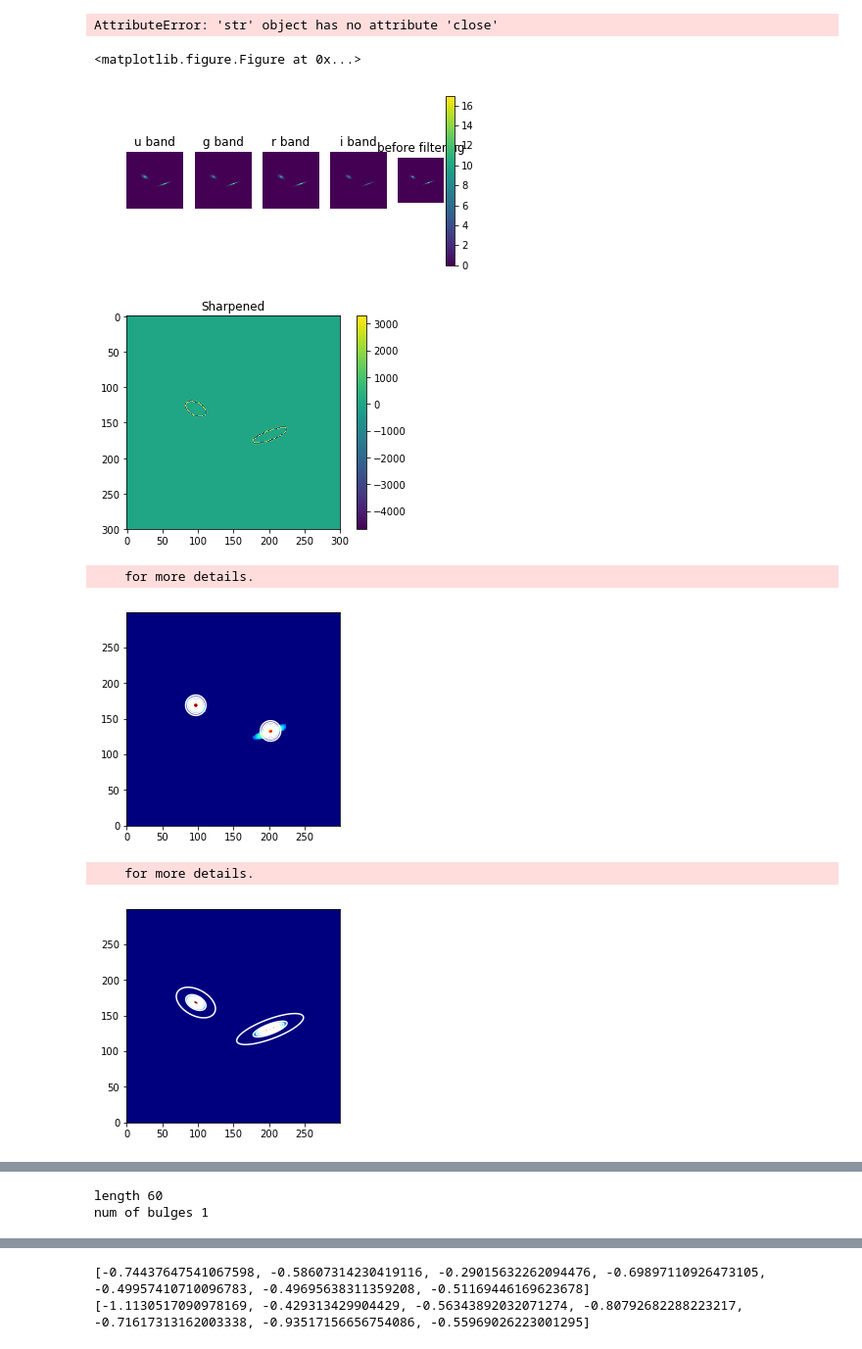
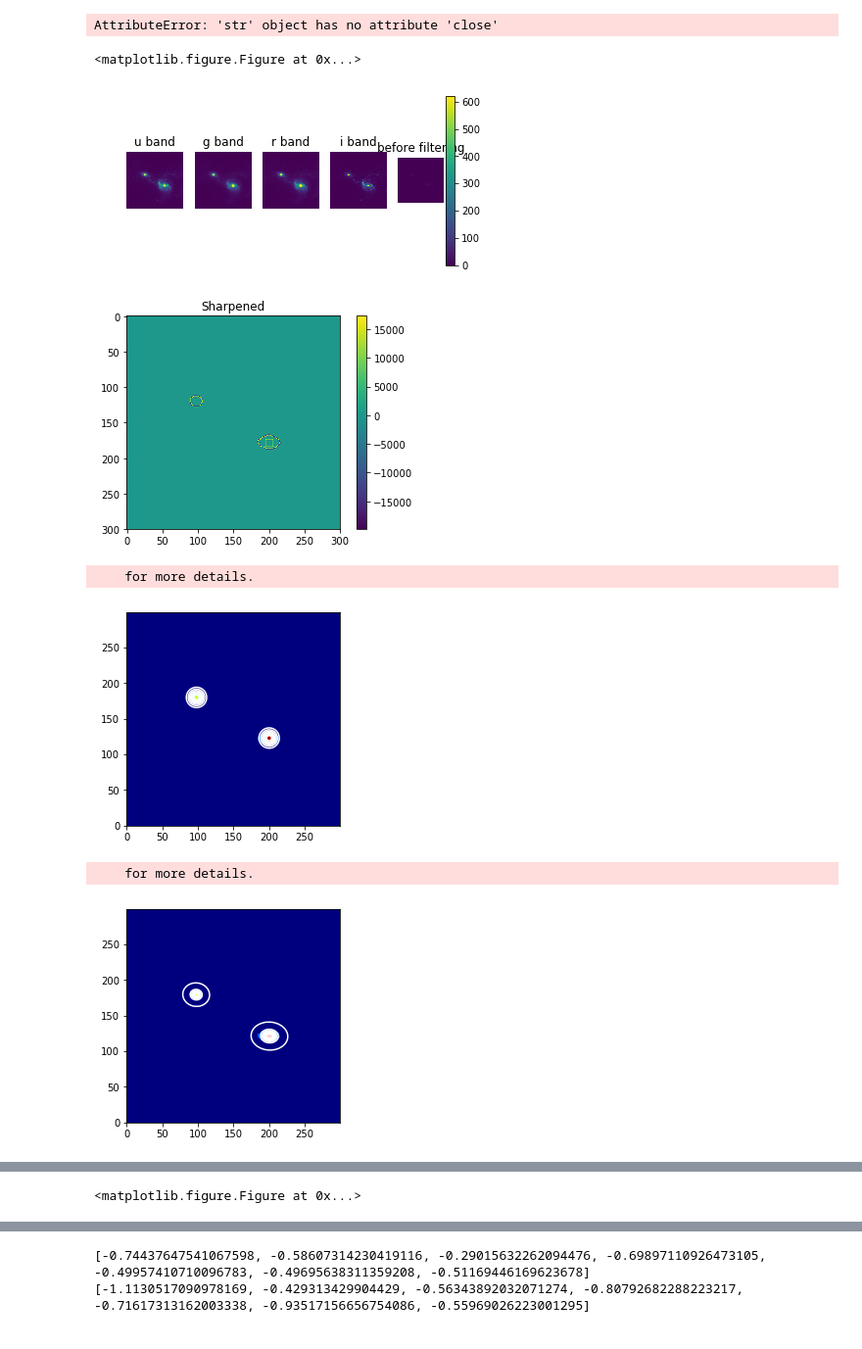
Before and after one commit to beckynevin/imaging_identification_mergers, a Jupyter notebook: Image_CAS_gini_M20.ipynb, the cells around one changed output, grey strips where cells are left out. Shown at 98% size. Saved outputs shown, nothing was run; the diff lists cells and outputs as text; code cells hidden in the pictures.

```diff
--- a/Image_CAS_gini_M20.ipynb
+++ b/Image_CAS_gini_M20.ipynb
@@ -397,7 +583,9 @@ img_list=['q0.5_fg0.3_allrx10/broadband_020.fits','q0.5_fg0.3_allrx10/broadband_
          'q0.5_fg0.3_allrx10/broadband_070.fits','q0.5_fg0.3_allrx10/broadband_160.fits',
          'q0.5_fg0.3_allrx10/broadband_200.fits','q0.5_fg0.3_allrx10/broadband_210.fits',
          'q0.5_fg0.3_allrx10/broadband_230.fits']
-myr=[20,40,70,160,200,210,230]
+
+img_list=['q0.5_fg0.3_allrx10/broadband_200.fits']
+myr=[200]
 #myr=[200]
 sep=[]
 flux_r=[]
@@ -409,7 +597,7 @@ Assy=[]
 Clump=[]
 Con=[]
 plt_label=[]
-viewpt=1
+viewpt=0
 
 plott='yes'
 os.chdir(os.path.expanduser('/Volumes/My Passport for Mac/LAURA_Sims/'))
@@ -460,7 +648,7 @@ for i in range(len(img_list)):#len(img_list)
 
     print('reff', reff_1, reff_2, 'is this in pixels?')
 
-
+    print('in_x', 300-in_x, 'in_y', in_y)
 
     '''Now we need to clip this so that its the size of an SDSS image'''
     d=clip_image(a[1][2], a[0], 0.03, 300-in_x, in_y)
@@ -555,37 +743,39 @@ for i in range(len(img_list)):#len(img_list)
 
 
 
     '''What if I want to actually do the diagnostic from someone where you get to flip an image around?'''
 
 
     mask_result=ma.masked_where(ii[0]==0, np.flipud(prep[0]))
     mask_result_bg=ma.masked_where(ii[0]==0, np.flipud(prep[1]))
 
     gg=img_assy(np.flipud(prep[0]), np.flipud(prep[1]), in_x, in_y, viewpt, myr[i], plott, ii[4])
 
 
 
 
     k=measure_concentration(ii[4], np.flipud(prep[0]))
     #input: petrosian radius
 
 
 
 
 
 
     l = clumpiness(np.flipud(prep[0]), np.flipud(prep[1]), ii[4])
 
-
+    plt.clf()
+    plt.imshow(l[1])
+    plt.show()
 
     Assy.append(gg[0])
     Clump.append(l[0])
     Con.append(k[0])
 # %% [output]
 <matplotlib.figure.Figure at 0x...>
-[figure, old version]
+[figure, new version]
-[figure, old version]
+[figure, new version]
     for more details.
-[figure, old version]
+[figure, new version]
     for more details.
-[figure, old version]
+[figure, new version]
@@ -593,2 +788 @@ reff 8.78850700383 13.1117802994 is this in pixels?
-length 60
-num of bulges 1
+<matplotlib.figure.Figure at 0x...>
```
Also changed, not shown: parts of 31 cells of this notebook.
